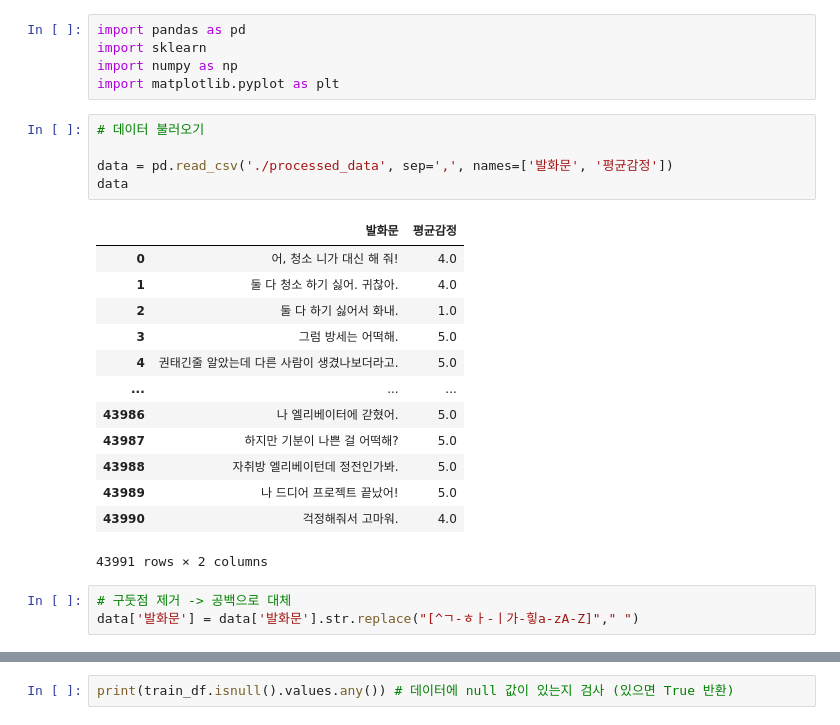
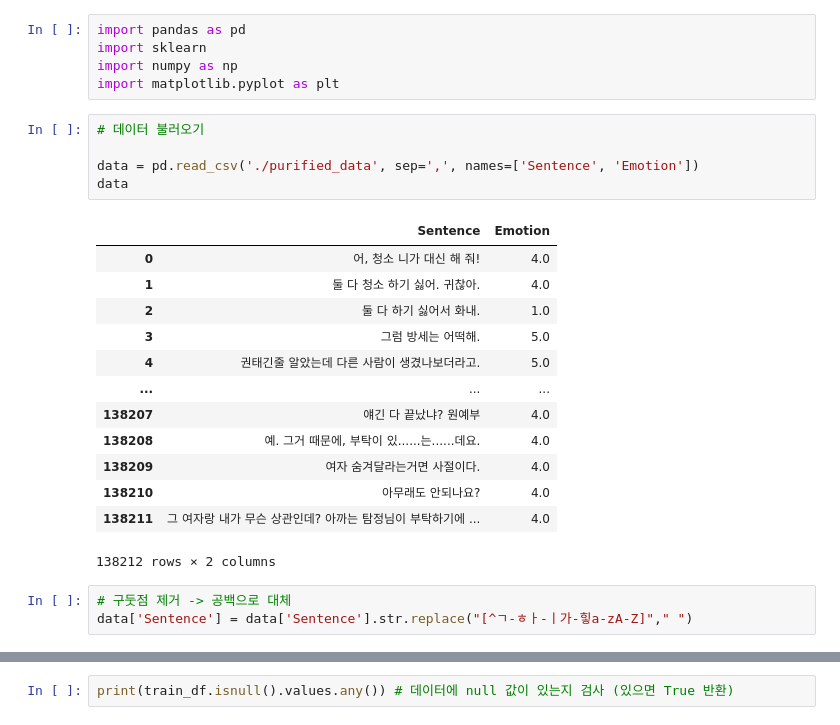
Before and after one commit to Daeun-Danna-Lee/nlp-text-emoji-recommendation, a Jupyter notebook: AI Models/NLP/short_text_emotion_classification-LSTM.ipynb, the cells around one changed output, grey strips where cells are left out. Cells and saved outputs as stored; diff of their text form.

```diff
--- a/AI Models/NLP/short_text_emotion_classification-LSTM.ipynb
+++ b/AI Models/NLP/short_text_emotion_classification-LSTM.ipynb
@@ -32,25 +32,25 @@ import matplotlib.pyplot as plt
 # %%
 # 데이터 불러오기
 
-data = pd.read_csv('./processed_data', sep=',', names=['발화문', '평균감정'])
+data = pd.read_csv('./purified_data', sep=',', names=['Sentence', 'Emotion'])
 data
 # %% [output]
-|  | 발화문 | 평균감정 |
+|  | Sentence | Emotion |
 | 0 | 어, 청소 니가 대신 해 줘! | 4.0 |
 | 1 | 둘 다 청소 하기 싫어. 귀찮아. | 4.0 |
 | 2 | 둘 다 하기 싫어서 화내. | 1.0 |
 | 3 | 그럼 방세는 어떡해. | 5.0 |
 | 4 | 권태긴줄 알았는데 다른 사람이 생겼나보더라고. | 5.0 |
 | ... | ... | ... |
-| 43986 | 나 엘리베이터에 갇혔어. | 5.0 |
-| 43987 | 하지만 기분이 나쁜 걸 어떡해? | 5.0 |
-| 43988 | 자취방 엘리베이턴데 정전인가봐. | 5.0 |
-| 43989 | 나 드디어 프로젝트 끝났어! | 5.0 |
-| 43990 | 걱정해줘서 고마워. | 4.0 |
+| 138207 | 얘긴 다 끝났냐? 원예부 | 4.0 |
+| 138208 | 예. 그거 때문에, 부탁이 있......는......데요. | 4.0 |
+| 138209 | 여자 숨겨달라는거면 사절이다. | 4.0 |
+| 138210 | 아무래도 안되나요? | 4.0 |
+| 138211 | 그 여자랑 내가 무슨 상관인데? 아까는 탐정님이 부탁하기에 ... | 4.0 |
-43991 rows × 2 columns
+138212 rows × 2 columns
 # %%
 # 구둣점 제거 -> 공백으로 대체
-data['발화문'] = data['발화문'].str.replace("[^ㄱ-ㅎㅏ-ㅣ가-힣a-zA-Z]"," ")
+data['Sentence'] = data['Sentence'].str.replace("[^ㄱ-ㅎㅏ-ㅣ가-힣a-zA-Z]"," ")
 # %%
 data
 # %% [output]
```
Also changed, not shown: parts of 17 cells of this notebook.
